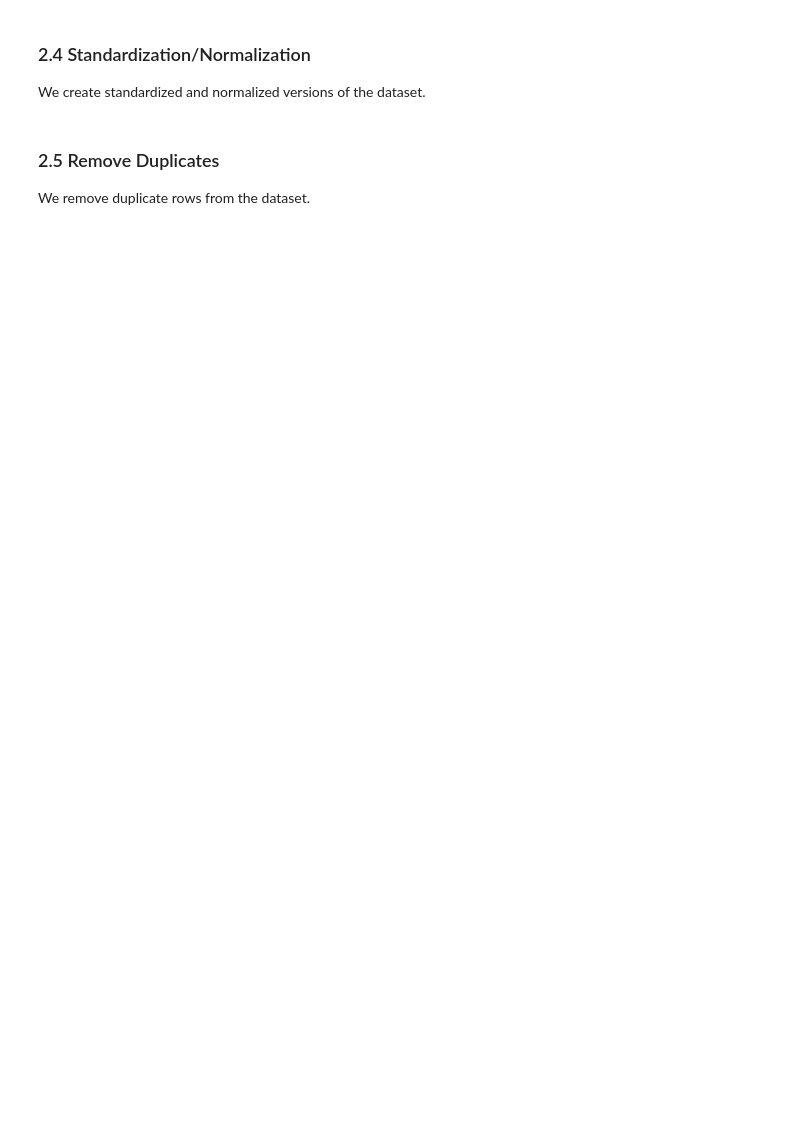
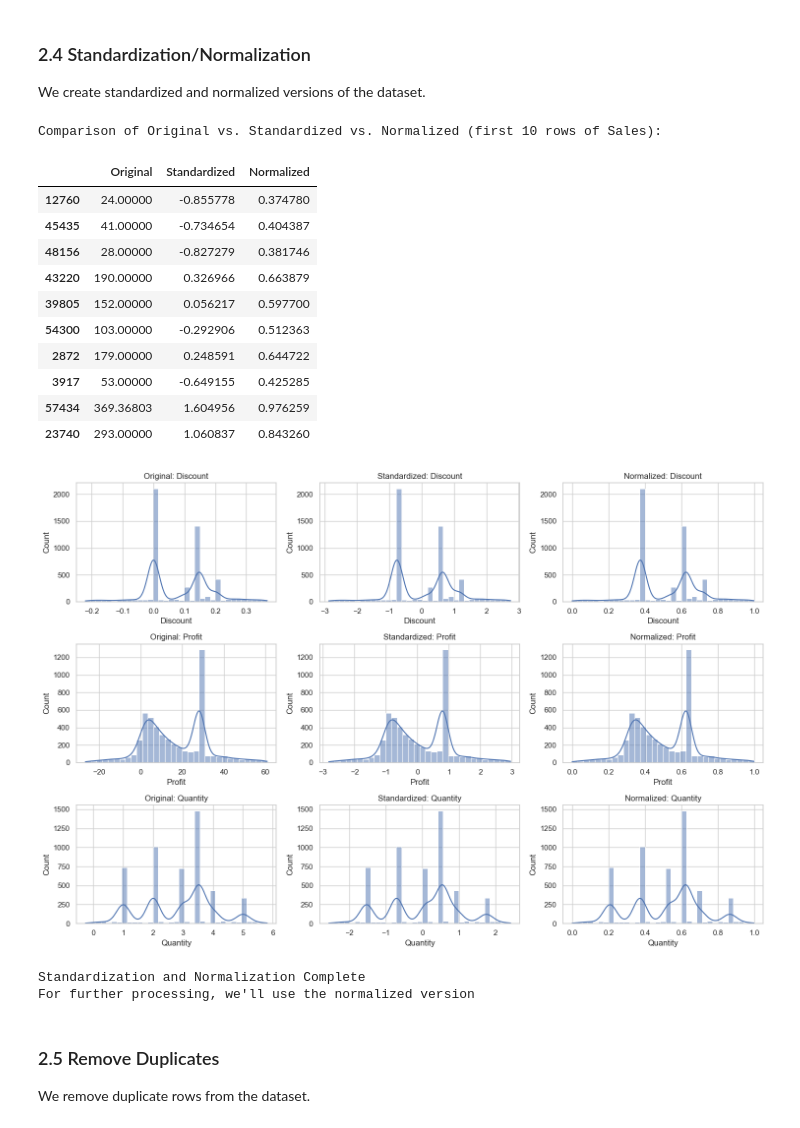
Before and after one commit to TheRealMobitz/Data-Mining, a Jupyter notebook: DataMiningProject.ipynb, the cells around one changed output. Saved outputs shown, nothing was run; the diff lists cells and outputs as text; code cells hidden in the pictures; blank space fills up the shorter version.

Commit message:
[Feat]: first implementation of the project

```diff
--- a/DataMiningProject.ipynb
+++ b/DataMiningProject.ipynb
@@ -36,6 +707,80 @@ We correct inconsistent data, such as standardizing country names.
 # %% [markdown]
 ### 2.4 Standardization/Normalization
 We create standardized and normalized versions of the dataset.
+# %%
+# Select only numerical columns for scaling
+numerical_cols = df_consistent.select_dtypes(include=['number']).columns.tolist()
+
+# Create copies for standardization and normalization
+df_standardized = df_consistent.copy()
+df_normalized = df_consistent.copy()
+
+# Method 1: Standardization (Z-score normalization)
+scaler = StandardScaler()
+df_standardized[numerical_cols] = scaler.fit_transform(df_consistent[numerical_cols])
+
+# Method 2: Min-Max Normalization
+normalizer = MinMaxScaler()
+df_normalized[numerical_cols] = normalizer.fit_transform(df_consistent[numerical_cols])
+
+# Compare original values, standardized values, and normalized values for a sample column
+if 'Sales' in numerical_cols:
+    comparison = pd.DataFrame({
+        'Original': df_consistent['Sales'].head(10),
+        'Standardized': df_standardized['Sales'].head(10),
+        'Normalized': df_normalized['Sales'].head(10)
+    })
+    print("Comparison of Original vs. Standardized vs. Normalized (first 10 rows of Sales):")
+    display(comparison)
+
+# Visualize the effect of standardization and normalization
+if len(numerical_cols) > 0:
+    selected_cols = numerical_cols[:3]  # Select first 3 numerical columns for visualization
+
+    plt.figure(figsize=(15, 10))
+    for i, col in enumerate(selected_cols):
+        # Original data distribution
+        plt.subplot(3, 3, i*3+1)
+        sns.histplot(df_consistent[col].dropna(), kde=True)
+        plt.title(f'Original: {col}')
+        plt.tight_layout()
+
+        # Standardized data distribution
+        plt.subplot(3, 3, i*3+2)
+        sns.histplot(df_standardized[col].dropna(), kde=True)
+        plt.title(f'Standardized: {col}')
+        plt.tight_layout()
+
+        # Normalized data distribution
+        plt.subplot(3, 3, i*3+3)
+        sns.histplot(df_normalized[col].dropna(), kde=True)
+        plt.title(f'Normalized: {col}')
+        plt.tight_layout()
+
+    plt.savefig('plots/preprocessing/scaling_comparison.png')
+    plt.show()
+
+print("\nStandardization and Normalization Complete")
+print("For further processing, we'll use the normalized version")
+
+# Save the normalized dataset for further use
+df_cleaned = df_normalized.copy()
+# %% [output]
+Comparison of Original vs. Standardized vs. Normalized (first 10 rows of Sales):
+|  | Original | Standardized | Normalized |
+| 12760 | 24.00000 | -0.855778 | 0.374780 |
+| 45435 | 41.00000 | -0.734654 | 0.404387 |
+| 48156 | 28.00000 | -0.827279 | 0.381746 |
+| 43220 | 190.00000 | 0.326966 | 0.663879 |
+| 39805 | 152.00000 | 0.056217 | 0.597700 |
+| 54300 | 103.00000 | -0.292906 | 0.512363 |
+| 2872 | 179.00000 | 0.248591 | 0.644722 |
+| 3917 | 53.00000 | -0.649155 | 0.425285 |
+| 57434 | 369.36803 | 1.604956 | 0.976259 |
+| 23740 | 293.00000 | 1.060837 | 0.843260 |
+[figure, added]
+Standardization and Normalization Complete
+For further processing, we'll use the normalized version
 # %% [markdown]
 ### 2.5 Remove Duplicates
 We remove duplicate rows from the dataset.
```
Also changed, not shown: parts of 15 cells of this notebook, 14 other files.
